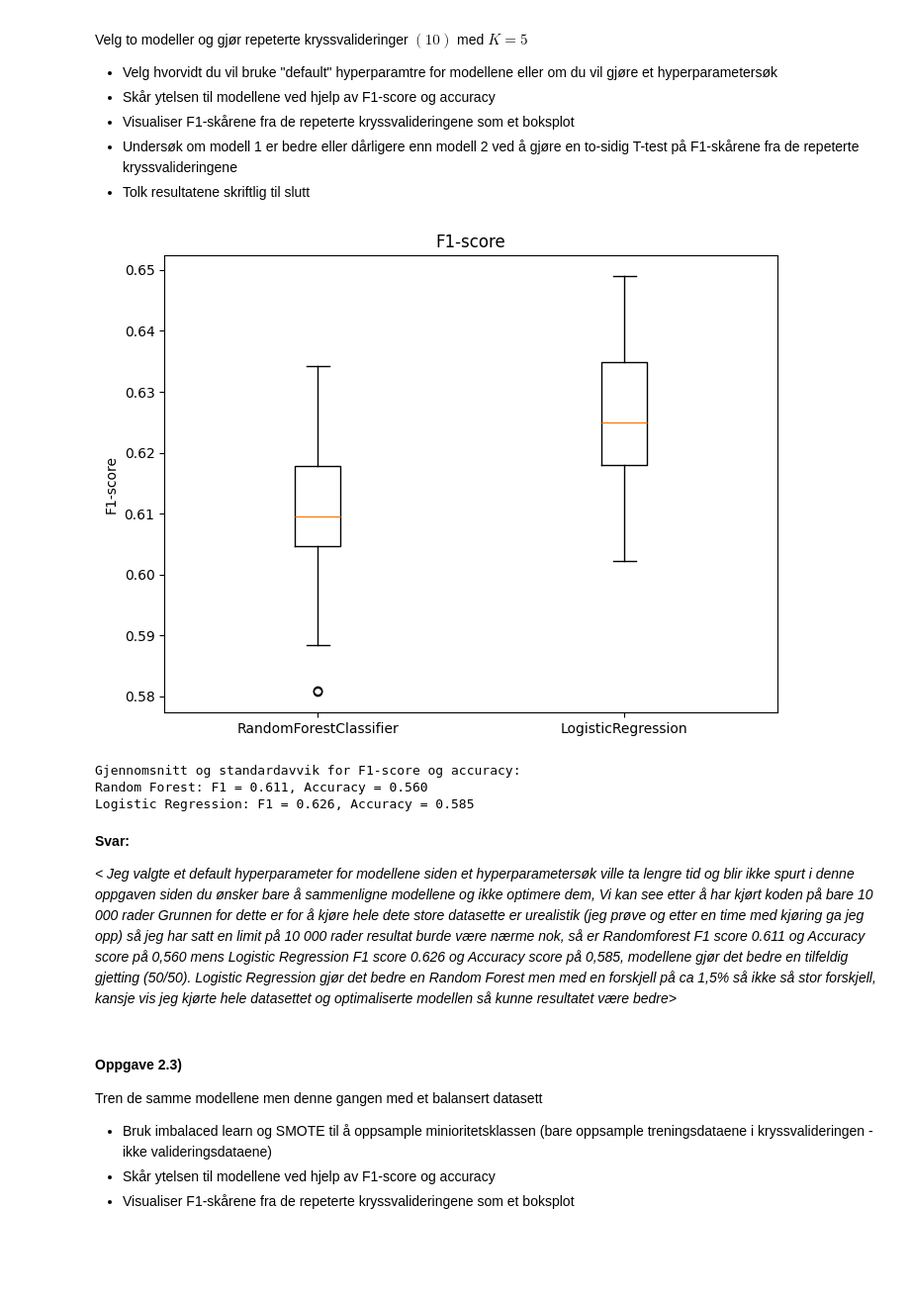
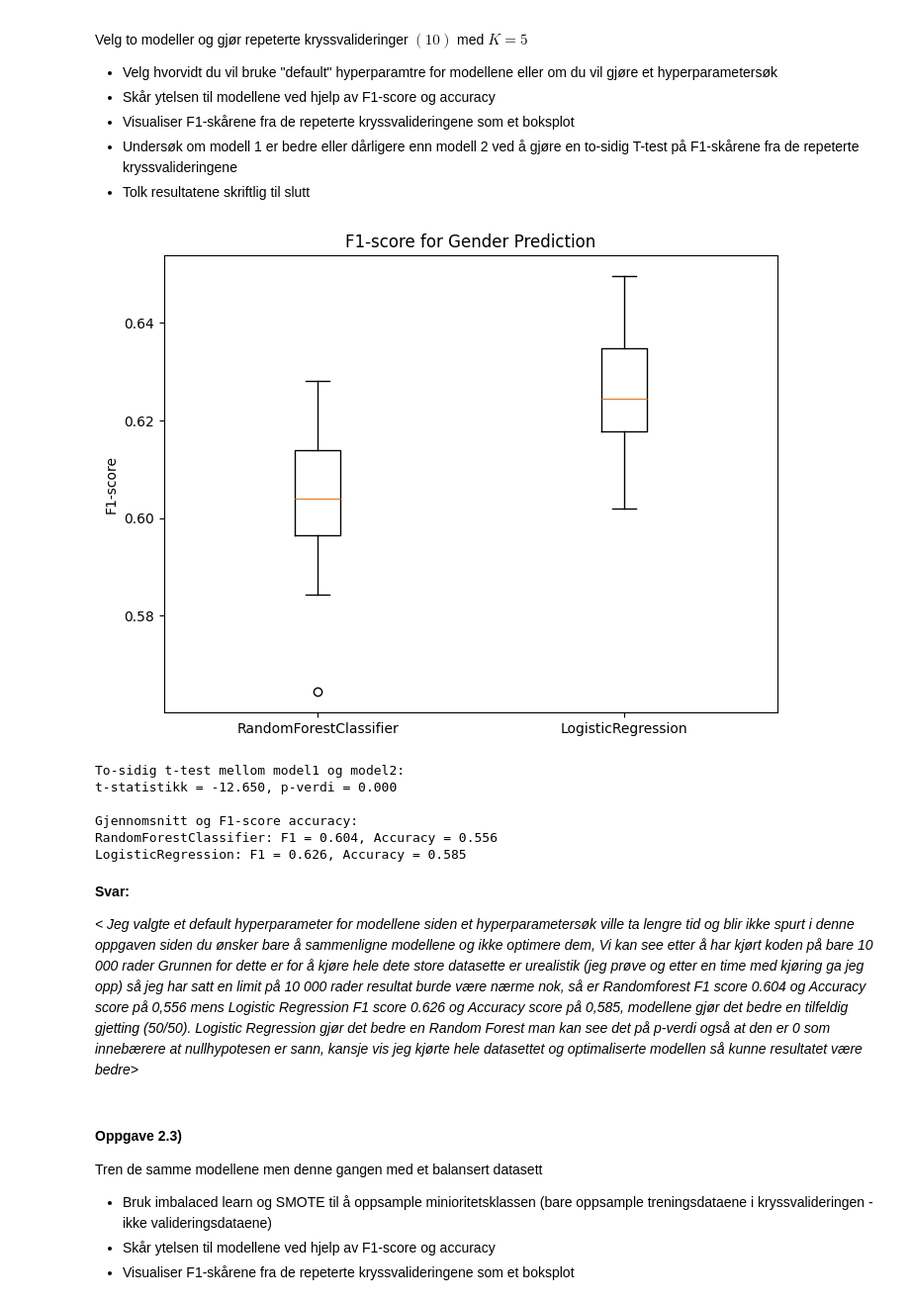
Before and after one commit to Ripzss/BTS, a Jupyter notebook: Datamining/Oblig1/Oppgave 2/Oppgave 2.ipynb, the cells around one changed output. Shown: that part at 99% size. Cells and saved outputs as stored; diff of their text form; code cells hidden in the pictures; blank space fills up the shorter version.

Commit message:
Oppgave 2.3 Ferdig

```diff
--- a/Datamining/Oblig1/Oppgave 2/Oppgave 2.ipynb
+++ b/Datamining/Oblig1/Oppgave 2/Oppgave 2.ipynb
@@ -72,44 +76,75 @@ Velg to modeller og gjør repeterte kryssvalideringer $(10)$ med $K=5$
 * Undersøk om modell 1 er bedre eller dårligere enn modell 2 ved å gjøre en to-sidig T-test på F1-skårene fra de repeterte kryssvalideringene
 * Tolk resultatene skriftlig til slutt
 # %%
-#TODO: repeterte kryssvalideringer for to modeller
 
-scaler = StandardScaler()
-X_scaled = scaler.fit_transform(X)
 
+#Ai generet for å være ærlig jeg haade en versjon på github som kjørte uten all dette men så begynte jeg å få string to float errors når jeg prøvde det å kjøre det igjen senere
+categorical_cols = ['Vehicle_Age', 'Vehicle_Damage']
+numeric_cols = ['Age', 'Driving_License', 'Region_Code',
+                'Previously_Insured', 'Annual_Premium',
+                'Policy_Sales_Channel', 'Vintage']
+
+preprocessor = ColumnTransformer(
+    transformers=[
+        ('num', StandardScaler(), numeric_cols),
+        ('cat', OneHotEncoder(drop='first'), categorical_cols)
+    ]
+)
+X_processed = preprocessor.fit_transform(X)
+#end
+
+
+#Definer F1 scorer med Male som positiv klasse
 f1_scorer = make_scorer(f1_score, pos_label='Male')
 
+#Modeller
 model1 = RandomForestClassifier(random_state=42)
-model2 = LogisticRegression(random_state=42)
+model2 = LogisticRegression(random_state=42, max_iter=1000)
 
+#repitert kfold
 rkf = RepeatedKFold(n_splits=5, n_repeats=10, random_state=42)
-X_small = X_scaled[:10000]
+
+#setter en limit på hvor mye av dataen blir lest hele settet er for mye
+X_small = X_processed[:10000]
 y_small = y[:10000]
 
+#f1
 f1_model1 = cross_val_score(model1, X_small, y_small, cv=rkf, scoring=f1_scorer)
 f1_model2 = cross_val_score(model2, X_small, y_small, cv=rkf, scoring=f1_scorer)
 
+#accuracy
 acc_model1 = cross_val_score(model1, X_small, y_small, cv=rkf, scoring='accuracy')
 acc_model2 = cross_val_score(model2, X_small, y_small, cv=rkf, scoring='accuracy')
 
+#boxplot
 plt.figure(figsize=(8,6))
-plt.boxplot([f1_model1, f1_model2], labels=['RandomForestClassifier', 'LogisticRegression'])
+plt.boxplot([f1_model1, f1_model2], tick_labels=['RandomForestClassifier', 'LogisticRegression'])
 plt.ylabel('F1-score')
-plt.title('F1-score')
+plt.title('F1-score for Gender Prediction')
 plt.show()
 
-print("\nGjennomsnitt og standardavvik for F1-score og accuracy:")
-print(f"Random Forest: F1 = {f1_model1.mean():.3f}, Accuracy = {acc_model1.mean():.3f}")
-print(f"Logistic Regression: F1 = {f1_model2.mean():.3f}, Accuracy = {acc_model2.mean():.3f}")
+#p_value er to stidig som stanader vi sjekker for forskjell i begge retninger
+t_stat, p_value = ttest_rel(f1_model1, f1_model2)
+
+print("\nTo-sidig t-test mellom model1 og model2:")
+print(f"t-statistikk = {t_stat:.3f}, p-verdi = {p_value:.3f}")
+
+#Printer Gjennomsnitt
+print("\nGjennomsnitt og F1-score accuracy:")
+print(f"RandomForestClassifier: F1 = {f1_model1.mean():.3f}, Accuracy = {acc_model1.mean():.3f}")
+print(f"LogisticRegression: F1 = {f1_model2.mean():.3f}, Accuracy = {acc_model2.mean():.3f}")
 # %% [output]
-[figure, old version]
+[figure, new version]
-Gjennomsnitt og standardavvik for F1-score og accuracy:
-Random Forest: F1 = 0.611, Accuracy = 0.560
-Logistic Regression: F1 = 0.626, Accuracy = 0.585
+To-sidig t-test mellom model1 og model2:
+t-statistikk = -12.650, p-verdi = 0.000
+
+Gjennomsnitt og F1-score accuracy:
+RandomForestClassifier: F1 = 0.604, Accuracy = 0.556
+LogisticRegression: F1 = 0.626, Accuracy = 0.585
 # %% [markdown]
 **Svar:**
 
-*< Jeg valgte et default hyperparameter for modellene siden et hyperparametersøk ville ta lengre tid og blir ikke spurt i denne oppgaven siden du ønsker bare å sammenligne modellene og ikke optimere dem, Vi kan see etter å har kjørt koden på bare 10 000 rader Grunnen for dette er for å kjøre hele dete store datasette er urealistik (jeg prøve og etter en time med kjøring ga jeg opp) så jeg har satt en limit på 10 000 rader resultat burde være nærme nok, så er Randomforest F1 score 0.611 og Accuracy score på 0,560 mens Logistic Regression F1 score 0.626 og Accuracy score på 0,585, modellene gjør det bedre en tilfeldig gjetting (50/50). Logistic Regression gjør det bedre en Random Forest men med en forskjell på ca 1,5% så ikke så stor forskjell, kansje vis jeg kjørte hele datasettet og optimaliserte modellen så kunne resultatet være bedre>*
+*< Jeg valgte et default hyperparameter for modellene siden et hyperparametersøk ville ta lengre tid og blir ikke spurt i denne oppgaven siden du ønsker bare å sammenligne modellene og ikke optimere dem, Vi kan see etter å har kjørt koden på bare 10 000 rader Grunnen for dette er for å kjøre hele dete store datasette er urealistik (jeg prøve og etter en time med kjøring ga jeg opp) så jeg har satt en limit på 10 000 rader resultat burde være nærme nok, så er Randomforest F1 score 0.604 og Accuracy score på 0,556 mens Logistic Regression F1 score 0.626 og Accuracy score på 0,585, modellene gjør det bedre en tilfeldig gjetting (50/50). Logistic Regression gjør det bedre en Random Forest man kan see det på p-verdi også at den er 0 som innebærere at nullhypotesen er sann, kansje vis jeg kjørte hele datasettet og optimaliserte modellen så kunne resultatet være bedre>*
 # %% [markdown]
 #### Oppgave 2.3)
 Tren de samme modellene men denne gangen med et balansert datasett
```
Also changed, not shown: parts of 3 cells of this notebook, 1 other file.
